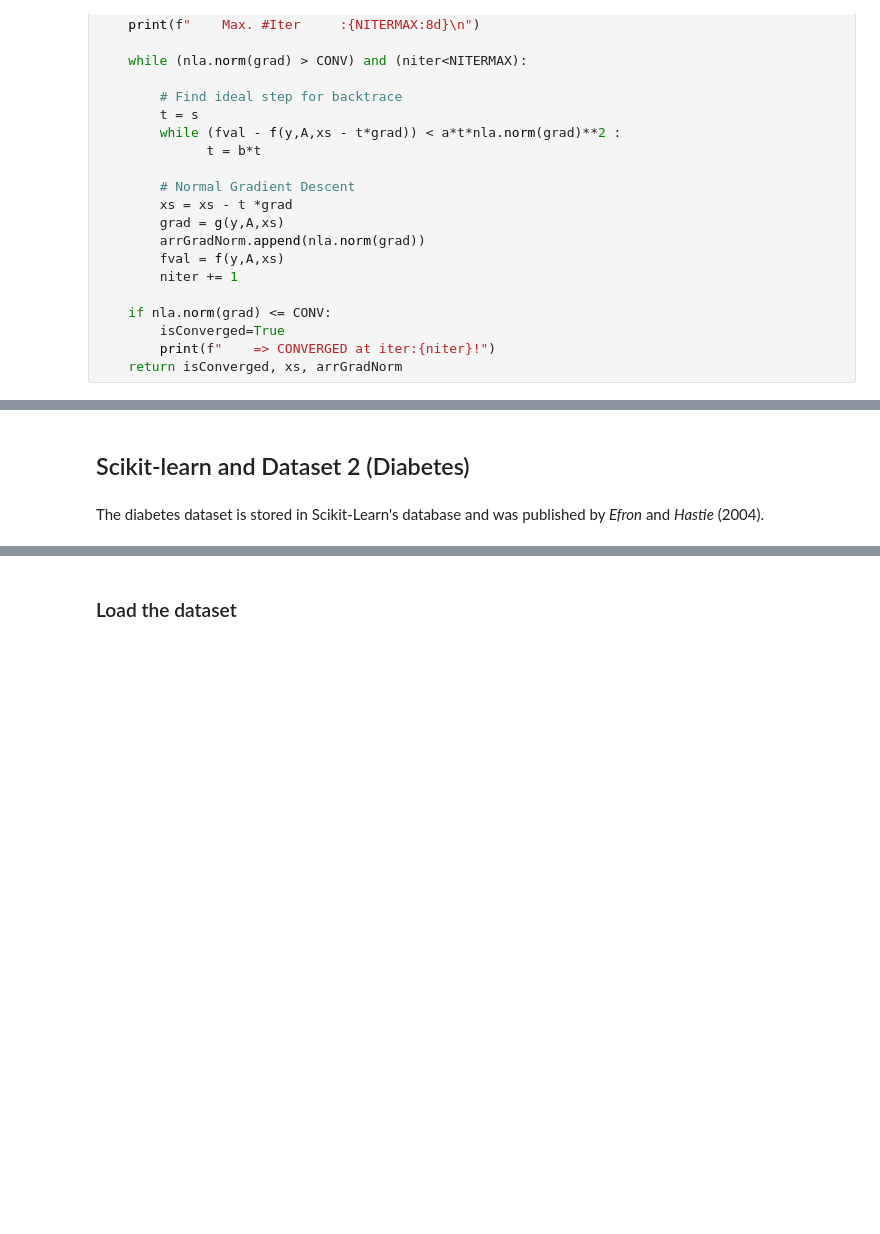
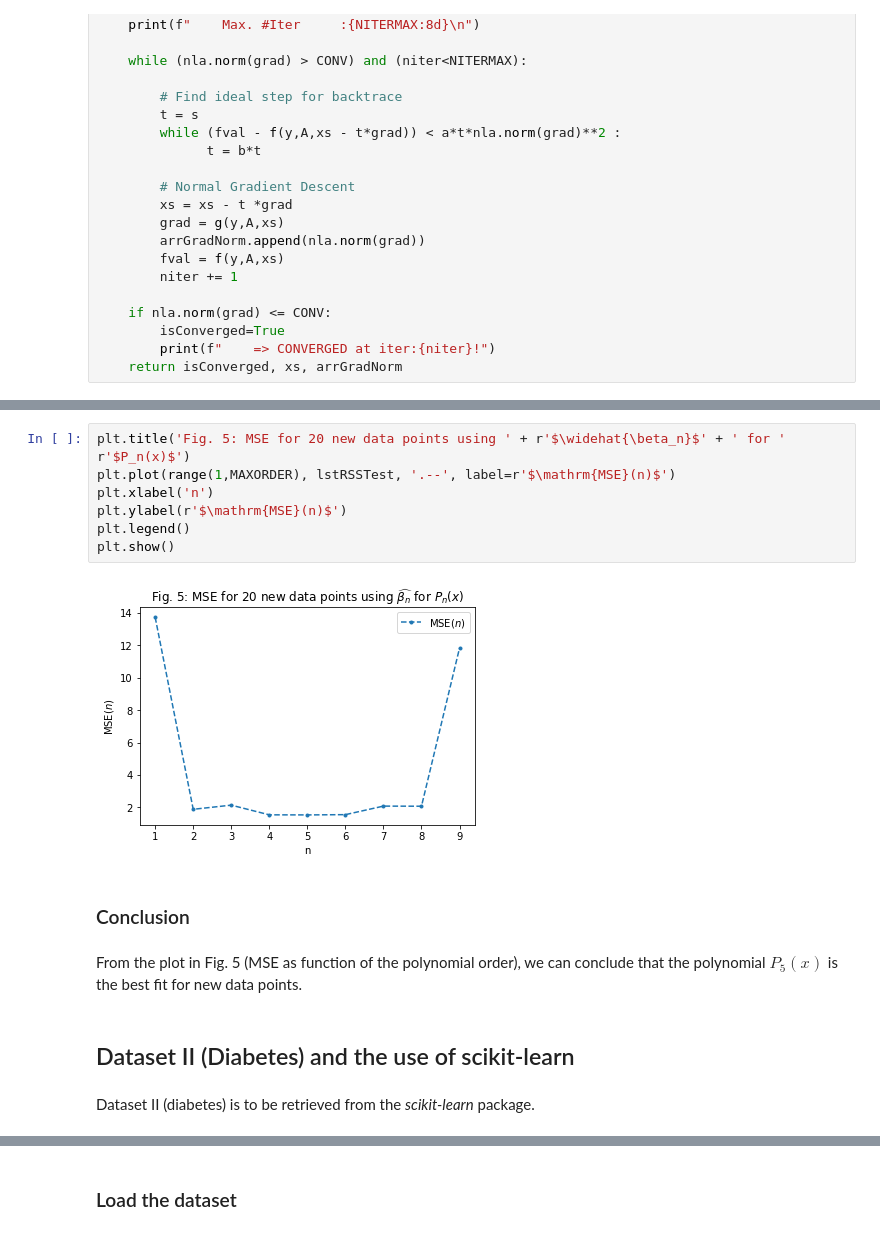
Before and after one commit to wcardoen/ml, a Jupyter notebook: LinearRegression.ipynb, the cells around one changed output, grey strips where cells are left out. Cells and saved outputs as stored; diff of their text form; blank space fills up the shorter version.

```diff
--- a/LinearRegression.ipynb
+++ b/LinearRegression.ipynb
@@ -333,6 +369,18 @@ Issue of overfitting and underfitting.
+# %%
+plt.title('Fig. 5: MSE for 20 new data points using ' + r'$\widehat{\beta_n}$' + ' for '  r'$P_n(x)$')
+plt.plot(range(1,MAXORDER), lstRSSTest, '.--', label=r'$\mathrm{MSE}(n)$')
+plt.xlabel('n')
+plt.ylabel(r'$\mathrm{MSE}(n)$')
+plt.legend()
+plt.show()
+# %% [output]
+[figure, added]
+# %% [markdown]
+### Conclusion
+# %% [markdown]
+From the plot in Fig. 5 (MSE as function of the polynomial order), we can conclude that the polynomial $P_5(x)$ is the best fit for new data points.
 # %% [markdown]
-## Scikit-learn and Dataset 2 (Diabetes)
+## Dataset II (Diabetes) and the use of scikit-learn
 # %% [markdown]
-The diabetes dataset is stored in Scikit-Learn's database
-and was published by *Efron* and *Hastie* (2004).
+Dataset II (diabetes) is to be retrieved from the *scikit-learn* package.
 # %%
```
Also changed, not shown: parts of 29 cells of this notebook.
